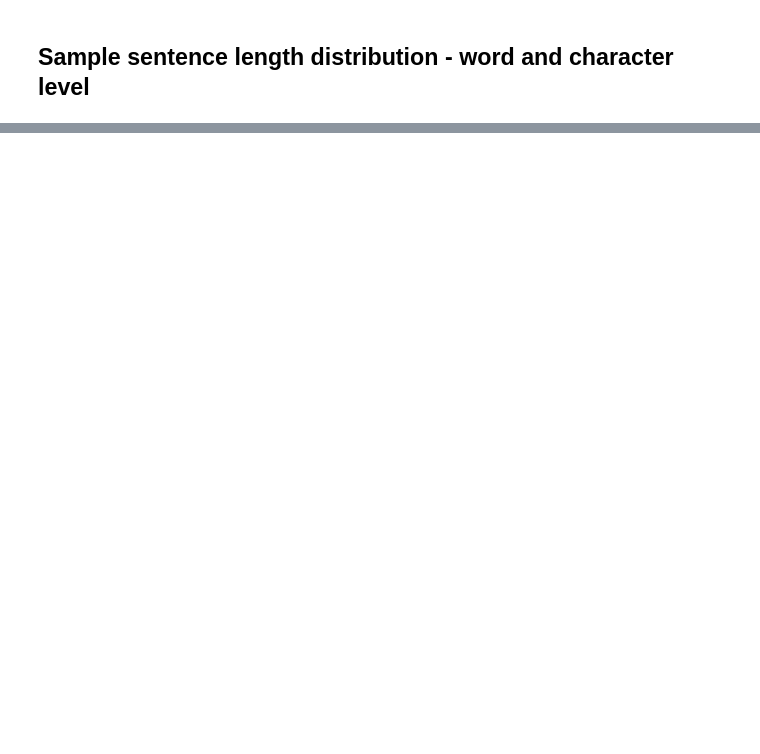
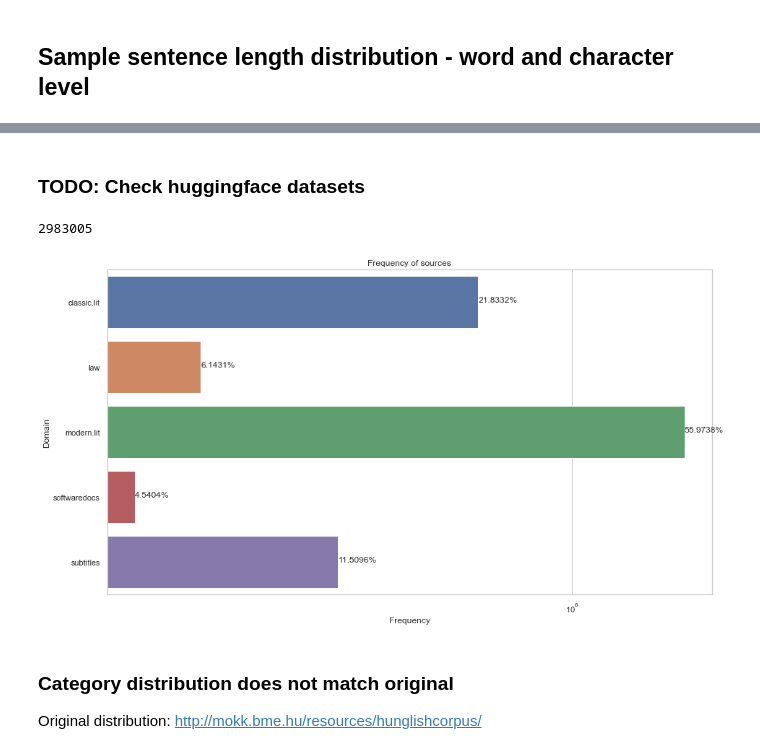
Before and after one commit to attilanagy234/TreeSwap, a Jupyter notebook: notebooks/hunglish2-data-exploration.ipynb, the cells around one changed output, grey strips where cells are left out. Cells and saved outputs as stored; diff of their text form; code cells hidden in the pictures; blank space fills up the shorter version.

```diff
--- a/notebooks/hunglish2-data-exploration.ipynb
+++ b/notebooks/hunglish2-data-exploration.ipynb
@@ -170,0 +222,3 @@ axs[1, 1].set(xlabel='ENG - Sentence length (char)', ylabel='Frequency')
+# %%
+freqs = df[['hun', 'domain']].groupby('domain').count().reset_index()
+freqs
@@ -170,0 +232,21 @@ axs[1, 1].set(xlabel='ENG - Sentence length (char)', ylabel='Frequency')
+# %% [markdown]
+### TODO: Check huggingface datasets
+# %%
+ax = sns.barplot(x='hun' ,y='domain', data=freqs)
+ax.set_xscale("log")
+ax.set_title('Frequency of sources')
+ax.set(xlabel='Frequency', ylabel='Domain')
+
+total = freqs['hun'].sum()
+print(total)
+for p in ax.patches:
+        percentage = '{:.4f}%'.format(100 * p.get_width()/total)
+        x = p.get_x() + p.get_width() + 0.02
+        y = p.get_y() + p.get_height()/2
+        ax.annotate(percentage, (x, y))
+# %% [output]
+2983005
+[figure, added]
+# %% [markdown]
+### Category distribution does not match original
+Original distribution: http://mokk.bme.hu/resources/hunglishcorpus/
```
Also changed, not shown: parts of 24 cells of this notebook.
